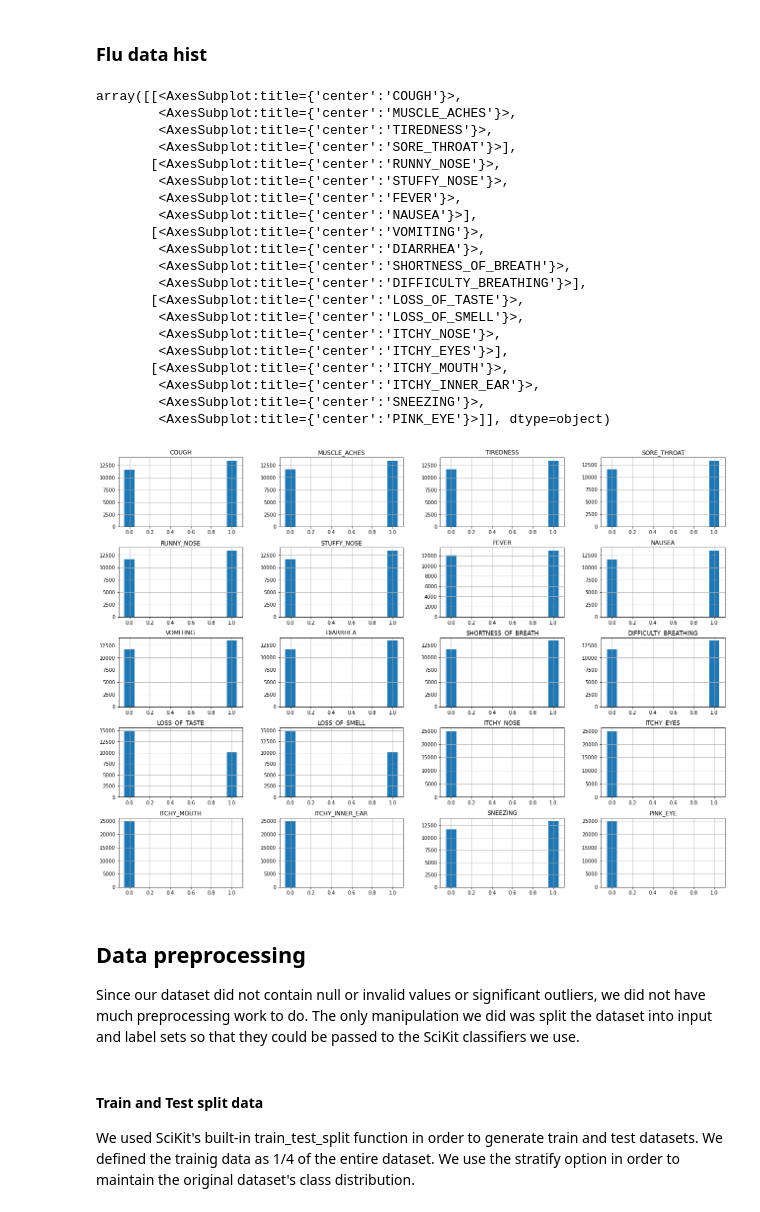
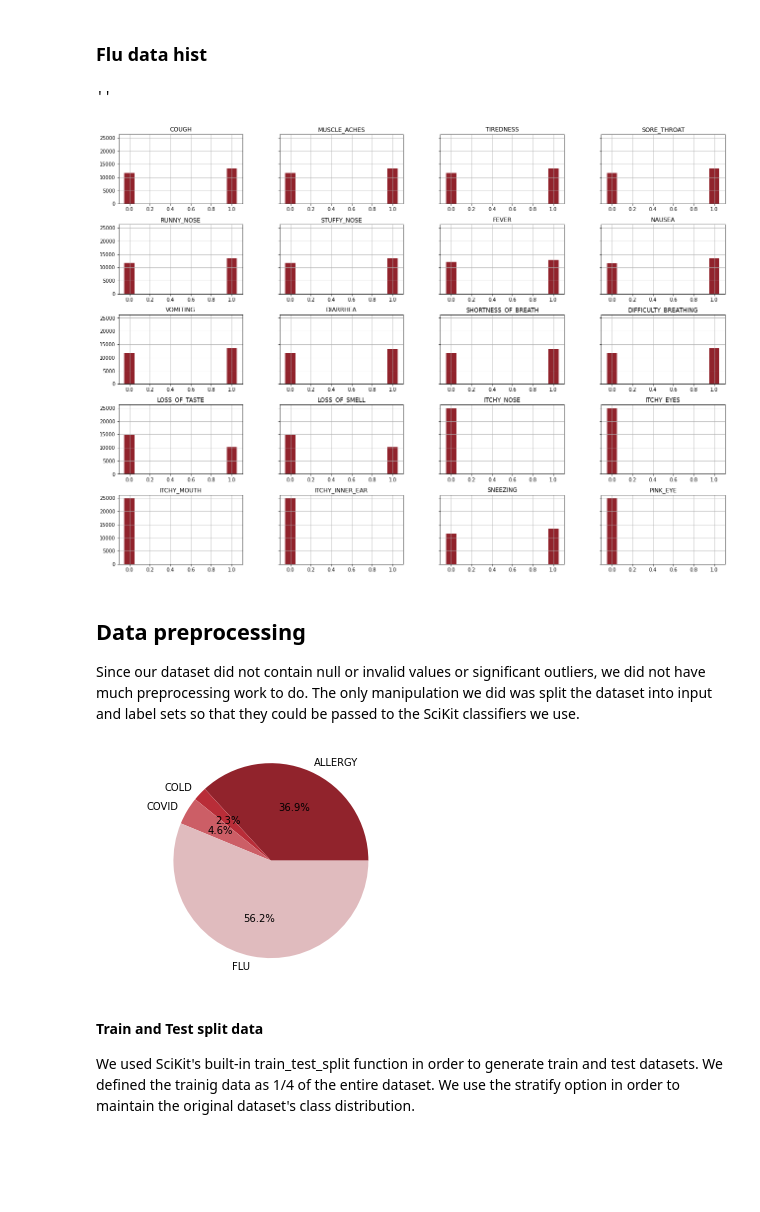
Before and after one commit to antbz/IART-Proj, a Jupyter notebook: proj2/covid_classification.ipynb, the cells around one changed output. Cells and saved outputs as stored; diff of their text form; code cells hidden in the pictures; blank space fills up the shorter version.

```diff
--- a/proj2/covid_classification.ipynb
+++ b/proj2/covid_classification.ipynb
@@ -154,29 +83,11 @@ array([[<AxesSubplot:title={'center':'COUGH'}>,
 ### Flu data hist
 # %%
 flu_data = dataset.loc[dataset['TYPE'] == 'FLU']
-flu_data.hist(bins=[-0.05, 0.05, 0.95, 1.05], range=(0,1), figsize=(22,16))
+flu_data.hist(bins=[-0.05, 0.05, 0.95, 1.05], range=(0,1), figsize=(22,16), sharey=True, color='#91232C')
+;
 # %% [output]
-array([[<AxesSubplot:title={'center':'COUGH'}>,
-        <AxesSubplot:title={'center':'MUSCLE_ACHES'}>,
-        <AxesSubplot:title={'center':'TIREDNESS'}>,
-        <AxesSubplot:title={'center':'SORE_THROAT'}>],
-       [<AxesSubplot:title={'center':'RUNNY_NOSE'}>,
-        <AxesSubplot:title={'center':'STUFFY_NOSE'}>,
-        <AxesSubplot:title={'center':'FEVER'}>,
-        <AxesSubplot:title={'center':'NAUSEA'}>],
-       [<AxesSubplot:title={'center':'VOMITING'}>,
-        <AxesSubplot:title={'center':'DIARRHEA'}>,
-        <AxesSubplot:title={'center':'SHORTNESS_OF_BREATH'}>,
-        <AxesSubplot:title={'center':'DIFFICULTY_BREATHING'}>],
-       [<AxesSubplot:title={'center':'LOSS_OF_TASTE'}>,
-        <AxesSubplot:title={'center':'LOSS_OF_SMELL'}>,
-        <AxesSubplot:title={'center':'ITCHY_NOSE'}>,
-        <AxesSubplot:title={'center':'ITCHY_EYES'}>],
-       [<AxesSubplot:title={'center':'ITCHY_MOUTH'}>,
-        <AxesSubplot:title={'center':'ITCHY_INNER_EAR'}>,
-        <AxesSubplot:title={'center':'SNEEZING'}>,
-        <AxesSubplot:title={'center':'PINK_EYE'}>]], dtype=object)
+''
-[figure, old version]
+[figure, new version]
 # %% [markdown]
 ## Data preprocessing
 
@@ -189,6 +100,16 @@ col_names.remove('TYPE')
 
 inputs = dataset[col_names].values
 labels = dataset['TYPE'].values
+# %%
+distribution_data = list(Counter(labels).values())
+
+fig1, ax1 = plt.subplots()
+colors = ( "#91232C","#B92D38","#CC5E66", "#E0BBBE")
+ax1.pie(distribution_data, colors = colors,labels=['ALLERGY', 'COLD', 'COVID', 'FLU'],autopct='%1.1f%%',)
+ax1.axis('equal')
+plt.show()
+# %% [output]
+[figure, added]
 # %% [markdown]
 #### Train and Test split data
 
```
Also changed, not shown: parts of 24 cells of this notebook, 1 other file.
